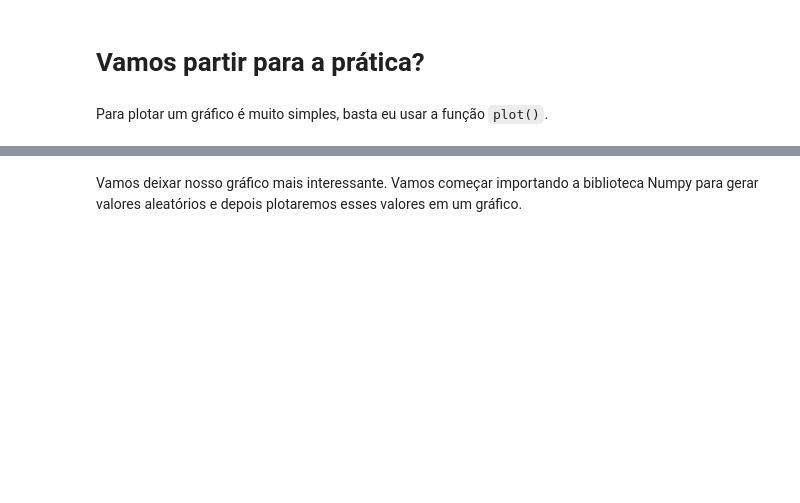
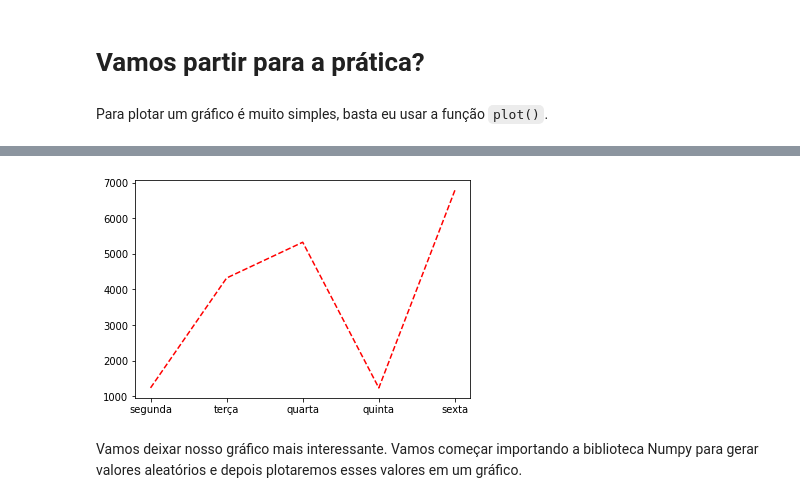
Before and after one commit to KyraPires/Visualizacao_Dados_Intro, a Jupyter notebook: Intro_visualizacao_pyladies.ipynb, the cells around one changed output, grey strips where cells are left out. Cells and saved outputs as stored; diff of their text form; code cells hidden in the pictures; blank space fills up the shorter version.

```diff
--- a/Intro_visualizacao_pyladies.ipynb
+++ b/Intro_visualizacao_pyladies.ipynb
@@ -205,9 +207,11 @@ plt.show()
 # %%
 semana = ['segunda', 'terça', 'quarta', 'quinta', 'sexta']
 valores = [1235, 4321, 5325, 1234, 6785]
 
-plt.plot(semana, valores, 'o-', color='blue')
+plt.plot(semana, valores,'--', color='red')
 plt.show()
+# %% [output]
+[figure, added]
 # %% [markdown]
 Vamos deixar nosso gráfico mais interessante. Vamos começar importando a biblioteca Numpy para gerar valores aleatórios e depois plotaremos esses valores em um gráfico.
 # %%
```
Also changed, not shown: parts of 24 cells of this notebook.
